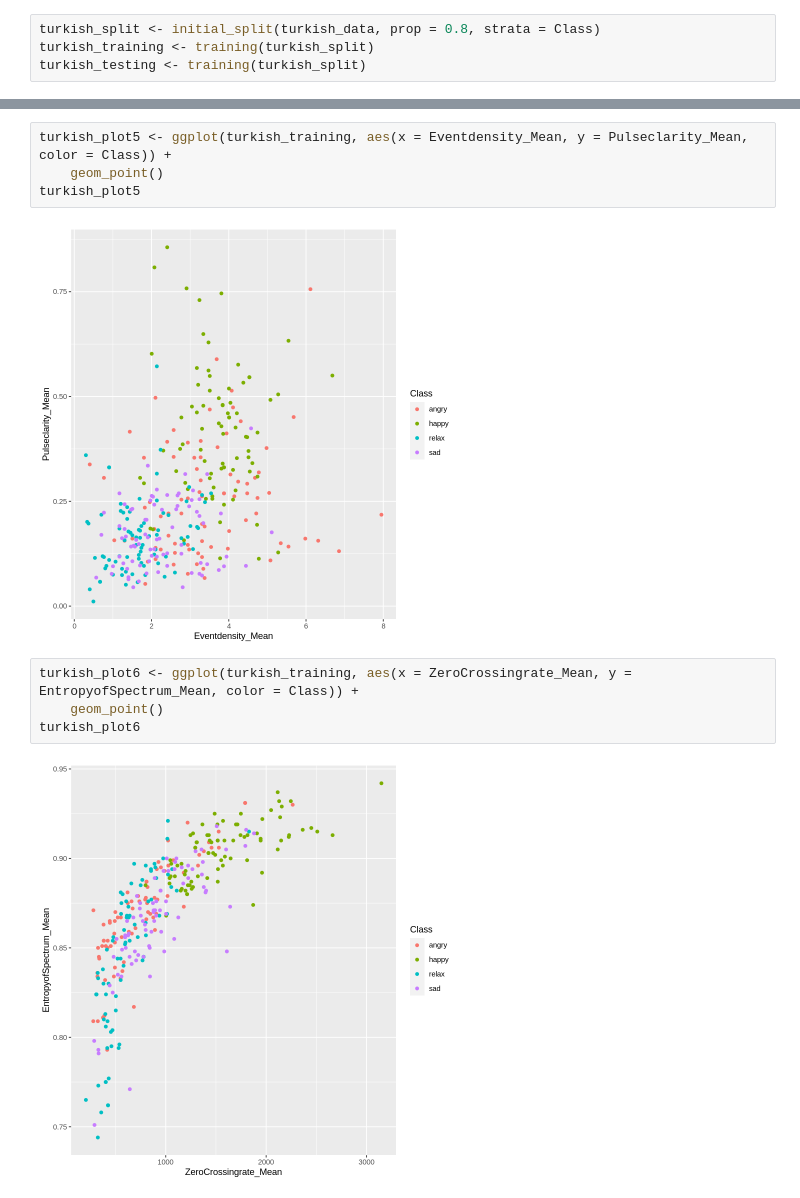
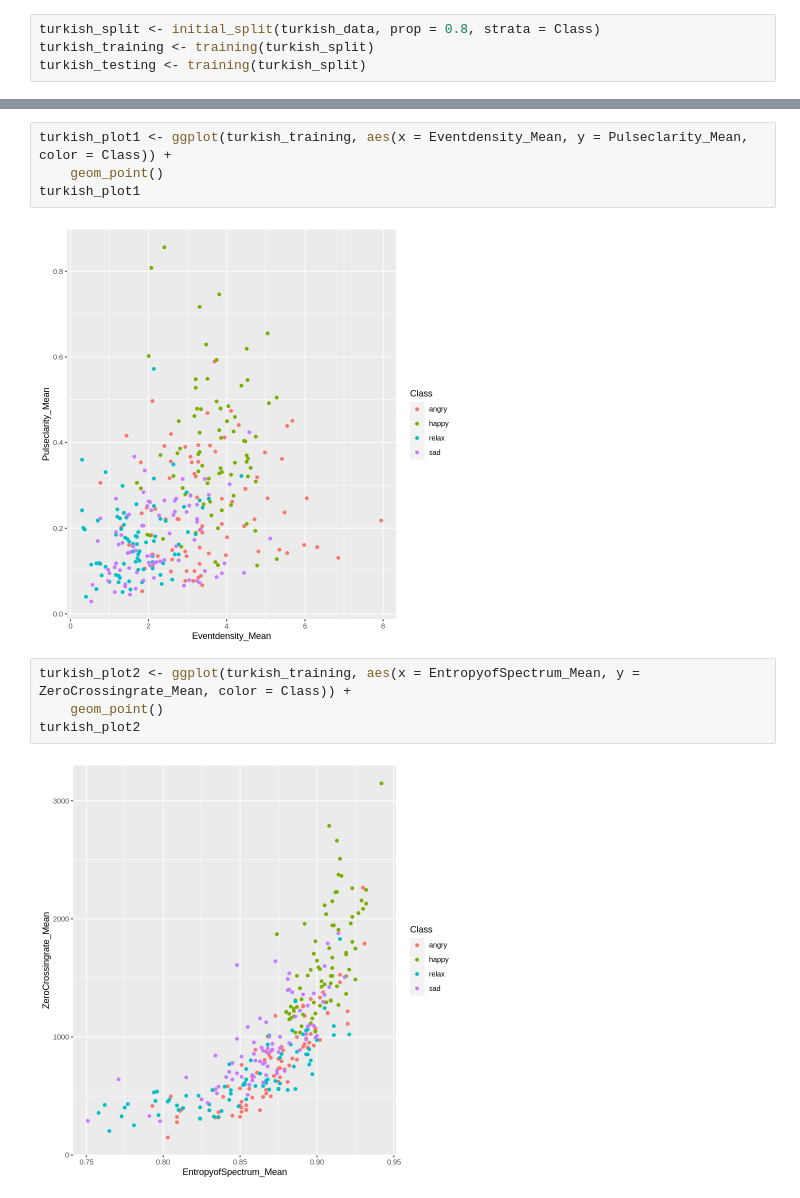
Before and after one commit to sonatuna/DSCI100-project, a Jupyter notebook: project_proposal.ipynb, the cells around one changed output, grey strips where cells are left out. Cells and saved outputs as stored; diff of their text form.

Commit message:
Finalized Graphs and Table
Chose the 2 best looking graphs and updated the table

```diff
--- a/project_proposal.ipynb
+++ b/project_proposal.ipynb
@@ -122,12 +102,12 @@ turkish_plot4
 # %%
-turkish_plot5 <- ggplot(turkish_training, aes(x = Eventdensity_Mean, y = Pulseclarity_Mean, color = Class)) +
+turkish_plot1 <- ggplot(turkish_training, aes(x = Eventdensity_Mean, y = Pulseclarity_Mean, color = Class)) +
     geom_point()
-turkish_plot5
+turkish_plot1
 # %% [output]
-[figure, old version]
+[figure, new version]
 # %%
-turkish_plot6 <- ggplot(turkish_training, aes(x = ZeroCrossingrate_Mean, y = EntropyofSpectrum_Mean, color = Class)) +
+turkish_plot2 <- ggplot(turkish_training, aes(x = EntropyofSpectrum_Mean, y = ZeroCrossingrate_Mean, color = Class)) +
     geom_point()
-turkish_plot6
+turkish_plot2
 # %% [output]
-[figure, old version]
+[figure, new version]
```
Also changed, not shown: parts of 6 cells of this notebook.
